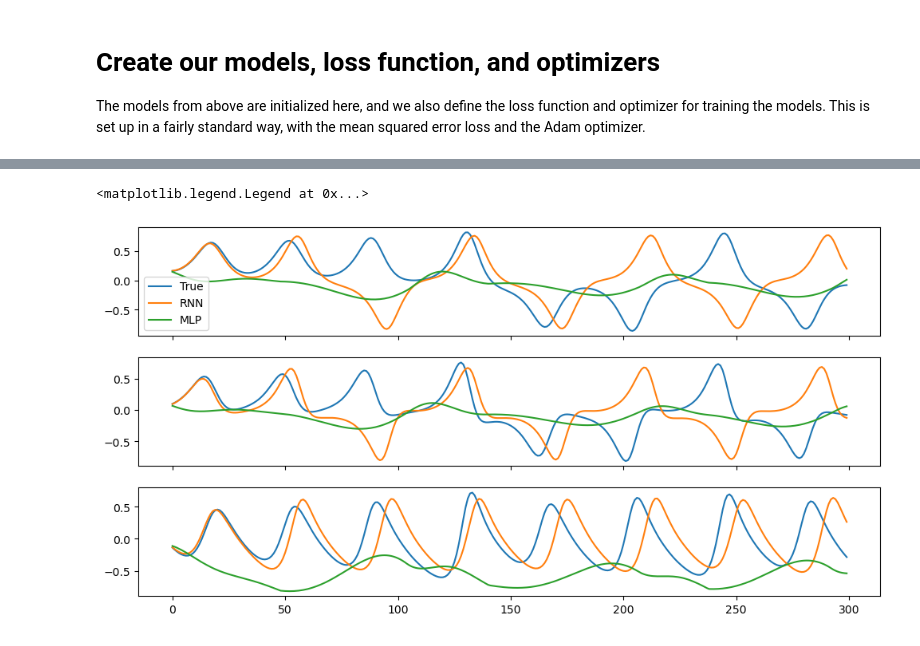
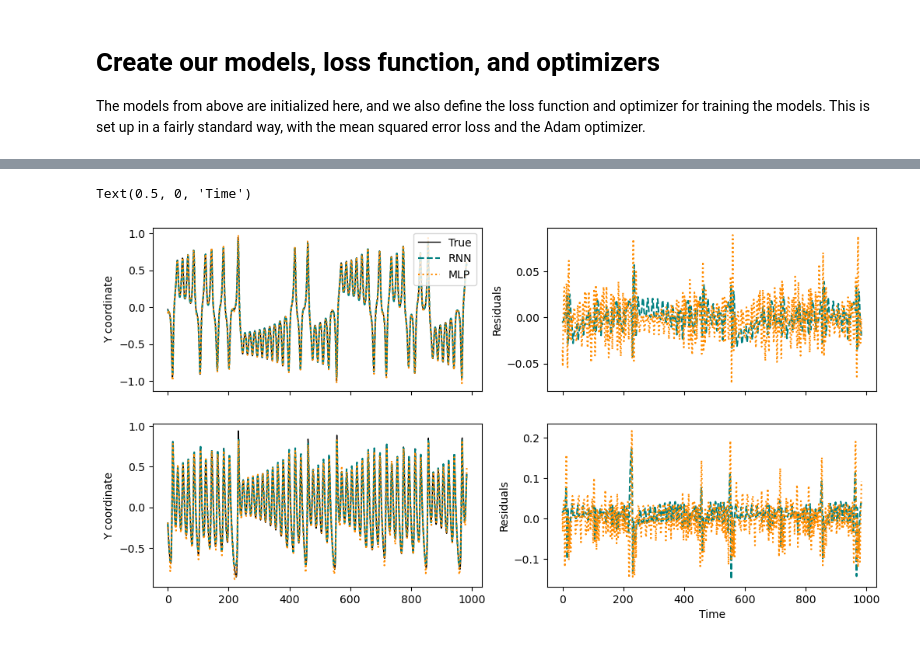
Before and after one commit to BennettHydroLab/zero_to_lstm, a Jupyter notebook: 3_babys_first_rnn.ipynb, the cells around one changed output, grey strips where cells are left out. Cells and saved outputs as stored; diff of their text form; code cells hidden in the pictures.

```diff
--- a/3_babys_first_rnn.ipynb
+++ b/3_babys_first_rnn.ipynb
@@ -262,12 +258,41 @@ true_traj = val_data[sequence_length:sequence_length+forecast_length]
-# %%
-fig, axes = plt.subplots(3, 1, figsize=(12, 6), sharex=True)
-
-for i in range(3):
-    axes[i].plot(true_traj[:, i], label='True')
-    axes[i].plot(rnn_pred[:, i], label='RNN')
-    axes[i].plot(mlp_pred[:, i], label='MLP')
-
-axes[0].legend(['True', 'RNN', 'MLP'])
-# %% [output]
-<matplotlib.legend.Legend at 0x...>
-[figure, removed]
+# %%
+fig, axes = plt.subplots(2, 2, figsize=(12, 6), sharex=True)
+axes = axes.flatten()
+
+ax = axes[0]
+ax.plot(val_data[sequence_length:, 0], label='True', linewidth=1, color='black')
+ax.plot(rnn_predictions[:, 0], label='RNN', color='teal', linestyle='--')
+ax.plot(mlp_predictions[:, 0], label='MLP', color='darkorange', linestyle=':')
+
+ax.legend()
+ax.set_ylabel('Y coordinate')
+
+ax = axes[1]
+# plot residuals
+rnn_residuals = rnn_predictions[:, 0] - val_data[sequence_length:, 0]
+mlp_residuals = mlp_predictions[:, 0] - val_data[sequence_length:, 0]
+ax.plot(rnn_residuals, label='RNN', color='teal', linestyle='--')
+ax.plot(mlp_residuals, label='MLP', color='darkorange', linestyle=':')
+ax.set_ylabel('Residuals')
+
+ax = axes[2]
+ax.plot(val_data[sequence_length:, -1], label='True', linewidth=1, color='black')
+ax.plot(rnn_predictions[:, -1], label='RNN', color='teal', linestyle='--')
+ax.plot(mlp_predictions[:, -1], label='MLP', color='darkorange', linestyle=':')
+
+ax.set_ylabel('Y coordinate')
+
+ax = axes[3]
+# plot residuals
+rnn_residuals = rnn_predictions[:, -1] - val_data[sequence_length:, -1]
+mlp_residuals = mlp_predictions[:, -1] - val_data[sequence_length:, -1]
+ax.plot(rnn_residuals, label='RNN', color='teal', linestyle='--')
+ax.plot(mlp_residuals, label='MLP', color='darkorange', linestyle=':')
+ax.set_ylabel('Residuals')
+
+
+
+ax.set_xlabel('Time')
+# %% [output]
+Text(0.5, 0, 'Time')
+[figure, added]
```
Also changed, not shown: parts of 13 cells of this notebook, 6 other files.
